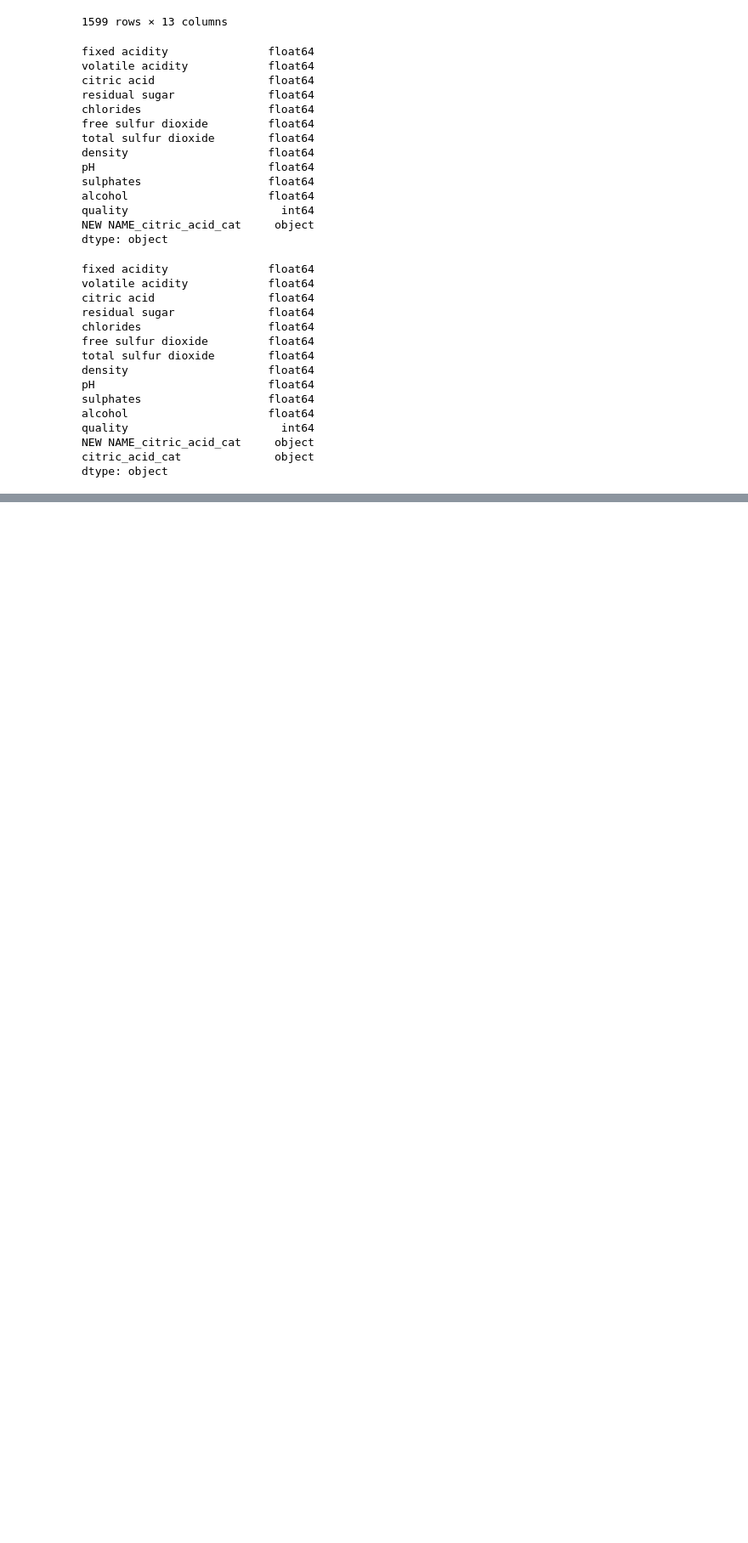
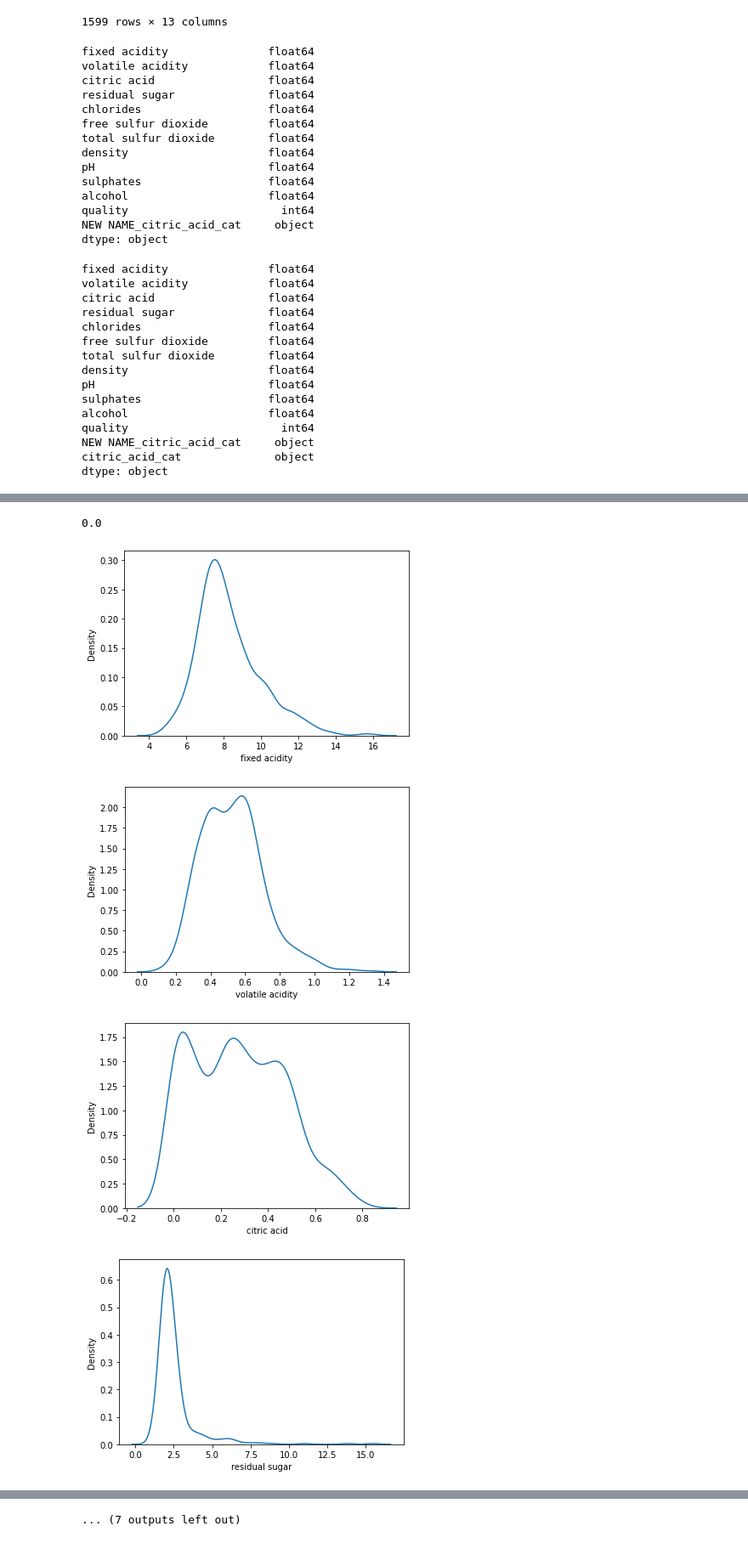
Before and after one commit to wmL5k/AcademyPublic, a Jupyter notebook: Untitled.ipynb, the cells around one changed output, grey strips where cells are left out. Shown: that part at 85% size. Saved outputs shown, nothing was run; the diff lists cells and outputs as text; code cells hidden in the pictures; blank space fills up the shorter version.

```diff
--- a/Untitled.ipynb
+++ b/Untitled.ipynb
@@ -292,0 +423,6 @@ dtype: object
+# %%
+oot = df[df['date'] >= '2021-05-01']
+# You can check if it works as you want: oot.date.min()
+
+# Now we will keep the database without the oot:
+df = df[df['date'] < '2021-05-01']
@@ -292,0 +433,20 @@ dtype: object
+# %%
+oot = df[df['date'] >= '2021-05-01']
+# You can check if it works as you want: oot.date.min()
+
+# Now we will keep the database without the oot:
+df = df[df['date'] < '2021-05-01']
+# And we will randomly split this data base in 2, one for the train and the other for the test
+# As you notice we will have to validation database.
+# One based on the same distribution as the train and the other from another distribution
+
+# The random split is used with the sklean library, I decided to have 75% in train and 25% in test
+from sklearn.model_selection import train_test_split
+train, test = train_test_split(df, test_size=0.25, random_state=893717398)
+# %%
+feature_analyze_duplicates = ['fixed acidity', 'volatile acidity', 'citric acid', 'residual sugar',
+       'chlorides', 'free sulfur dioxide', 'total sulfur dioxide', 'density',
+       'pH', 'sulphates', 'alcohol', 'quality', 'citric_cat',
+       'fixed_acidity_cat', 'volatile_acidity_cat', 'pH2', 'acidity_other']
+
+len(train[train.duplicated(subset = feature_analyze_duplicates, keep=False)])
@@ -292,0 +455,26 @@ dtype: object
+# %%
+def drop_duplicate_keep_first(database, list_of_features):
+  database = database.drop_duplicates(subset= list_of_features, keep='first')
+  return database
+
+train = drop_duplicate_keep_first(train, feature_analyze_duplicates)
+# %%
+train['citric acid'].min ()
+# %% [output]
+0.0
+# %%
+continuous_feature_analyze_distribution = ['fixed acidity', 'volatile acidity', 'citric acid', 'residual sugar',
+       'chlorides', 'free sulfur dioxide', 'total sulfur dioxide', 'density',
+       'pH', 'sulphates', 'alcohol', 'quality',
+       'fixed_acidity_cat', 'volatile_acidity_cat', 'pH2', 'acidity_other', 'day_diff',
+       'Random_Normal_feature1', 'Random_Normal_feature2']
+
+
+for i, col in enumerate(train[continuous_feature_analyze_distribution]):
+  plt.figure(i)
+  sns.kdeplot(x=col, data=train)
+# %% [output]
+[figure, added]
+[figure, added]
+[figure, added]
+[figure, added]
@@ -292,0 +489 @@ dtype: object
+... (7 outputs left out)
```
Also changed, not shown: parts of 10 cells of this notebook.
